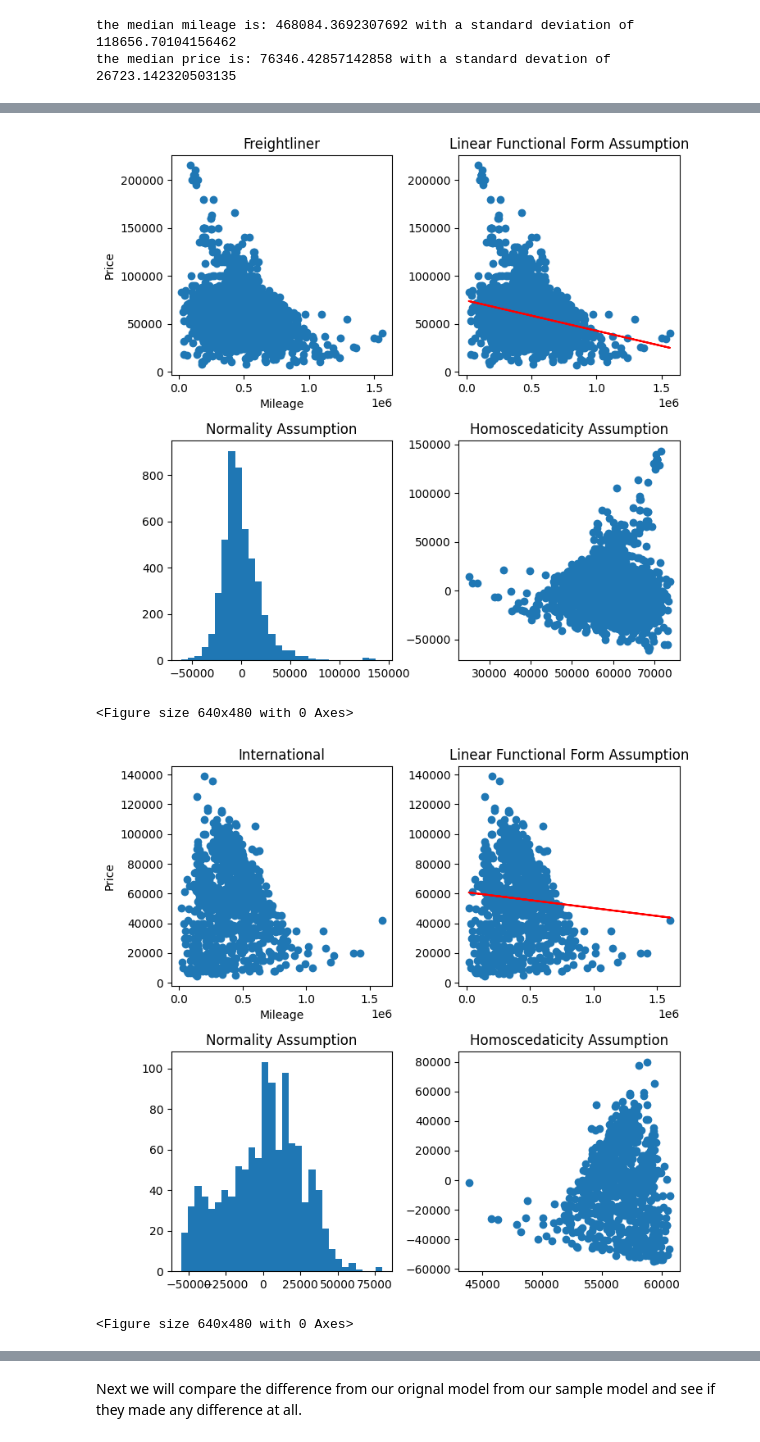
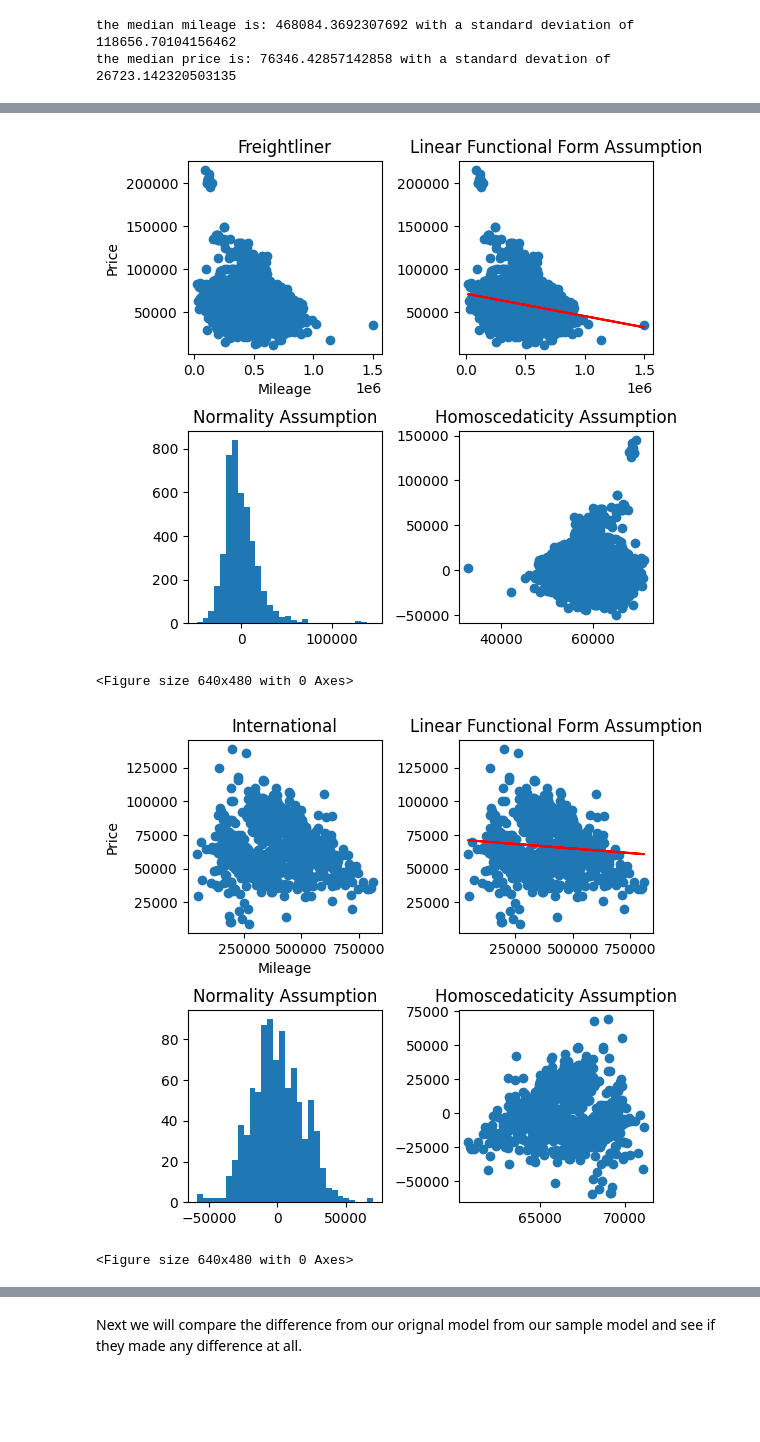
Before and after one commit to dazehead/truck-sales-project, a Jupyter notebook: truck_sales.ipynb, the cells around one changed output, grey strips where cells are left out. Drawn from its saved outputs; the diff is of its cells as text; code cells hidden in the pictures; blank space fills up the shorter version.

```diff
--- a/truck_sales.ipynb
+++ b/truck_sales.ipynb
@@ -391,8 +413,8 @@ pivot_table.head()
 # %% [markdown]
 using a different sorting method we can see that G&J Truck Sales Inc has the lowest average price of all the dealerships; however, the average mileage for a truck there is around 785,314 this is on the high side which might explain the low price.
 # %%
-pivot_table.sort_values(by=('mean', 'price'), ascending=True, inplace=True)
-pivot_table.head()
+dealer_table.sort_values(by=('mean', 'price'), ascending=True, inplace=True)
+dealer_table.head()
 # %% [output]
 |  | count |  | mean |  |
 |  | mileage | price | mileage | price |
@@ -407,6 +429,6 @@ We comfirm this by sorting by highest mileage and G&J once again is our top
 # %%
-pivot_table.sort_values(by=('mean', 'mileage'), ascending=False, inplace=True)
-pivot_table.head()
+dealer_table.sort_values(by=('mean', 'mileage'), ascending=False, inplace=True).head()
+dealer_table.head()
 # %% [output]
 |  | count |  | mean |  |
 |  | mileage | price | mileage | price |
@@ -421,8 +443,8 @@ We use numpys median and std function to check the median values. We are looking
 # %%
-median_mileage = np.median(pivot_table['mean', 'mileage'])
-median_price = np.median(pivot_table['mean', 'price'])
-std_mileage = np.std(pivot_table['mean', 'mileage'])
-std_price = np.std(pivot_table['mean', 'price'])
+median_mileage = np.median(dealer_table['mean', 'mileage'])
+median_price = np.median(dealer_table['mean', 'price'])
+std_mileage = np.std(dealer_table['mean', 'mileage'])
+std_price = np.std(dealer_table['mean', 'price'])
 print(f'the median mileage is: {median_mileage} with a standard deviation of {std_mileage}')
 print(f'the median price is: {median_price} with a standard devation of {std_price}')
 # %% [output]
@@ -446,0 +470,15 @@ plt.show()
+# %%
+most_mileage = round(median_mileage + std_mileage, 2)
+least_mileage = round(median_mileage - std_mileage, 2)
+most_price = round(median_price + std_price, 2)
+least_price = round(median_price - std_price, 2)
+#print(f'mileage: {least_mileage} - {most_mileage}')
+#print(f'price: {least_price} - {most_price}')
+
+fair_table = dealer_table[dealer_table['mean','mileage'].between(least_mileage, most_mileage)]
+fair_table = fair_table[fair_table['mean', 'price'].between(least_price, most_price)]
+fair_dealer_list = list(fair_table.index)
+
+fair_dealers = data[data['dealer'].isin(fair_dealer_list)]
+
+print(fair_dealer_list)
@@ -458,12 +525,12 @@ Assumptions for Linear Regression
 # %%
 import statsmodels.api as sm
 
-#mileage we will use for testing
+# mileage we will use for testing
 mileage_to_predict = 250000
 
-#function to create and plot model
+# function to create and plot model
 # data we will use, mileage we wish to use in our prediction, data_category to differentiate between sampled data
-#plot so we have a choice on whether to plot or not
+# plot so we have a choice on whether to plot or not
 def predictive_model_mileage_to_price(df, mileage, data_category, plot=False):
     all_predictions = []
     for make in sorted(df['make'].unique()):
@@ -477,8 +544,8 @@ def predictive_model_mileage_to_price(df, mileage, data_category, plot=False):
 
         # all plots
         if plot:
-            plt.figure(figsize=(8,8))
-            plt.subplots_adjust(hspace=.3, wspace=.3)
+            plt.figure(figsize=(6,6))
+            plt.subplots_adjust(hspace=.4, wspace=.4)
             plt.subplot(2,2,1)
             y = results.params[1]* oem['mileage'] + results.params[0]
             plt.scatter(oem['mileage'], oem['price'])
@@ -488,35 +555,35 @@ def predictive_model_mileage_to_price(df, mileage, data_category, plot=False):
 
             plt.subplot(2,2,2)
             plt.scatter(oem['mileage'], oem['price'])
             y = results.params[1]* oem['mileage'] + results.params[0]
             plt.plot(oem['mileage'], y, color='red')
             plt.title('Linear Functional Form Assumption')
 
             plt.subplot(2,2,3)
             plt.hist(residuals, bins=30)
             plt.title('Normality Assumption')
 
             plt.subplot(2,2,4)
             plt.scatter(fitted_values, residuals)
             plt.title('Homoscedaticity Assumption')
             plt.show()
             plt.clf()
 
         # creating prediction based on mileage
         info = {'price': mileage}
         prediction = results.predict(info)
 
         # appending prediction to list
         all_predictions.append([data_category, make, round(prediction[0], 2)])
 
     # creating dataframe to return
     df = pd.DataFrame(all_predictions, columns=['data_category', 'make', 'price'])
 
     return df
 
-df_250k = predictive_model_mileage_to_price(data, mileage_to_predict, 'original', True)
+df_250k = predictive_model_mileage_to_price(fair_dealers, mileage_to_predict, 'original', True)
 # %% [output]
-[figure, old version]
+[figure, new version]
 <Figure size 640x480 with 0 Axes>
-[figure, old version]
+[figure, new version]
 <Figure size 640x480 with 0 Axes>
```
Also changed, not shown: parts of 32 cells of this notebook.
